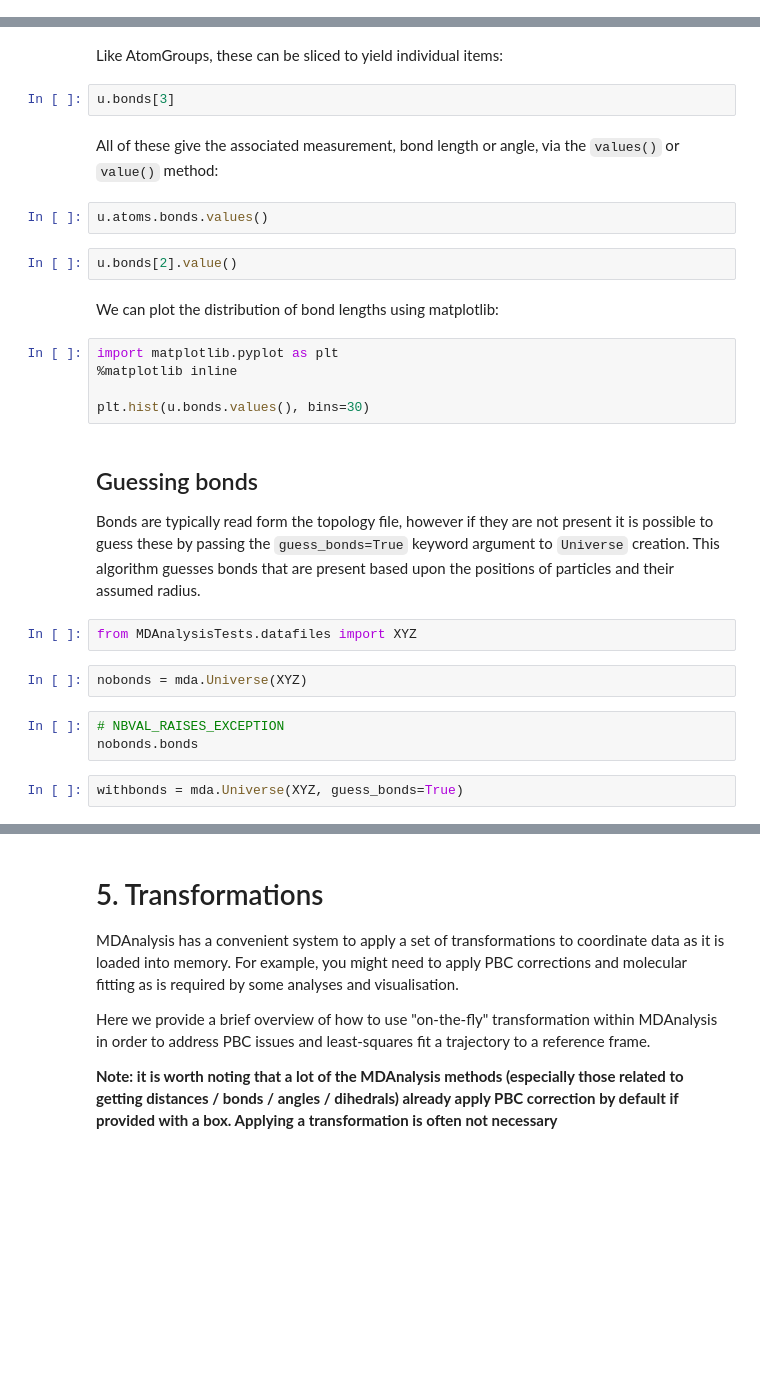
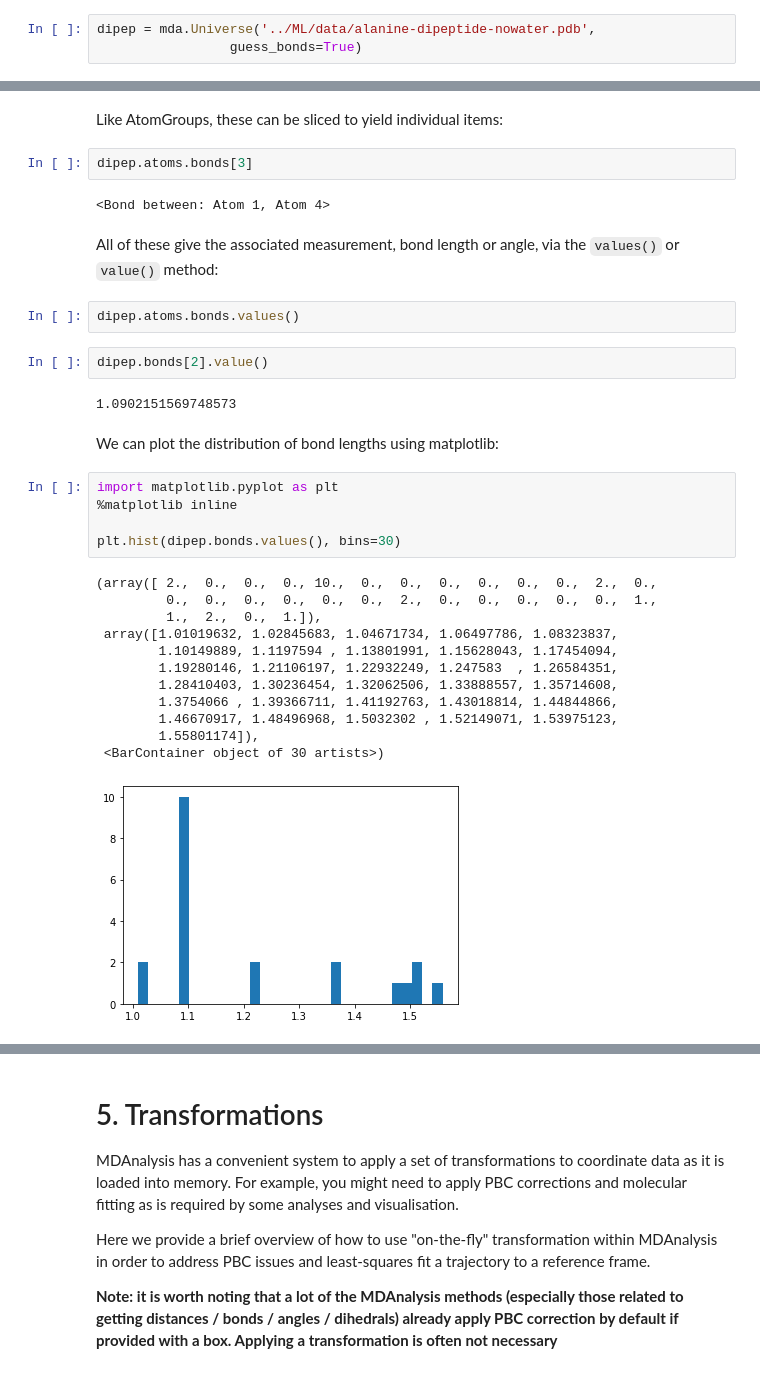
Before and after one commit to MDAnalysis/WorkshopMDMLEdinburgh2022, a Jupyter notebook: MD/MD_01_System_Manipulation.ipynb, the cells around one changed output, grey strips where cells are left out. Cells and saved outputs as stored; diff of their text form; blank space fills up the shorter version.

Commit message:
Notebook 1: Improved bonds section

```diff
--- a/MD/MD_01_System_Manipulation.ipynb
+++ b/MD/MD_01_System_Manipulation.ipynb
@@ -422 +438,4 @@ i.e. there is a measurable angle between two bonds with a common atom.
+# %%
+dipep = mda.Universe('../ML/data/alanine-dipeptide-nowater.pdb',
+                 guess_bonds=True)
 # %%
@@ -428,32 +447,34 @@ u.atoms.dihedrals
 # %% [markdown]
 Like AtomGroups, these can be sliced to yield individual items:
 # %%
-u.bonds[3]
+dipep.atoms.bonds[3]
+# %% [output]
+<Bond between: Atom 1, Atom 4>
 # %% [markdown]
 All of these give the associated measurement, bond length or angle, via the `values()` or `value()` method:
 # %%
-u.atoms.bonds.values()
+dipep.atoms.bonds.values()
 # %%
-u.bonds[2].value()
+dipep.bonds[2].value()
+# %% [output]
+1.0902151569748573
 # %% [markdown]
 We can plot the distribution of bond lengths using matplotlib:
 # %%
 import matplotlib.pyplot as plt
 %matplotlib inline
 
-plt.hist(u.bonds.values(), bins=30)
+plt.hist(dipep.bonds.values(), bins=30)
+# %% [output]
+(array([ 2.,  0.,  0.,  0., 10.,  0.,  0.,  0.,  0.,  0.,  0.,  2.,  0.,
+         0.,  0.,  0.,  0.,  0.,  0.,  2.,  0.,  0.,  0.,  0.,  0.,  1.,
+         1.,  2.,  0.,  1.]),
+ array([1.01019632, 1.02845683, 1.04671734, 1.06497786, 1.08323837,
+        1.10149889, 1.1197594 , 1.13801991, 1.15628043, 1.17454094,
+        1.19280146, 1.21106197, 1.22932249, 1.247583  , 1.26584351,
+        1.28410403, 1.30236454, 1.32062506, 1.33888557, 1.35714608,
+        1.3754066 , 1.39366711, 1.41192763, 1.43018814, 1.44844866,
+        1.46670917, 1.48496968, 1.5032302 , 1.52149071, 1.53975123,
+        1.55801174]),
+ <BarContainer object of 30 artists>)
+[figure, added]
-# %% [markdown]
-## Guessing bonds
-
-Bonds are typically read form the topology file,
-however if they are not present it is possible to guess these by passing the `guess_bonds=True` keyword argument to `Universe` creation.
-This algorithm guesses bonds that are present based upon the positions of particles and their assumed radius.
-# %%
-from MDAnalysisTests.datafiles import XYZ
-# %%
-nobonds = mda.Universe(XYZ)
-# %%
-# NBVAL_RAISES_EXCEPTION
-nobonds.bonds
-# %%
-withbonds = mda.Universe(XYZ, guess_bonds=True)
```
Also changed, not shown: parts of 11 cells of this notebook.
